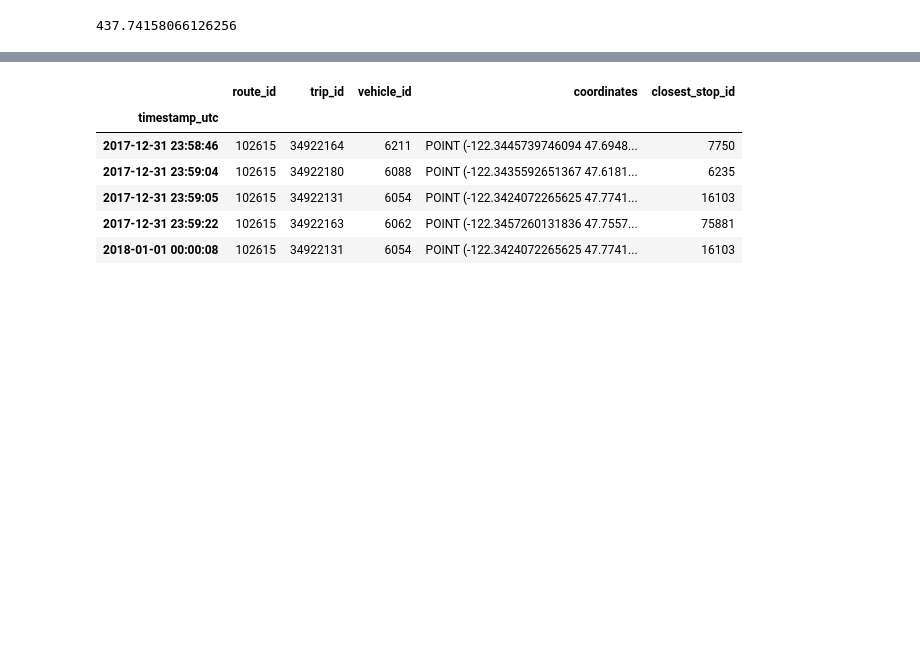
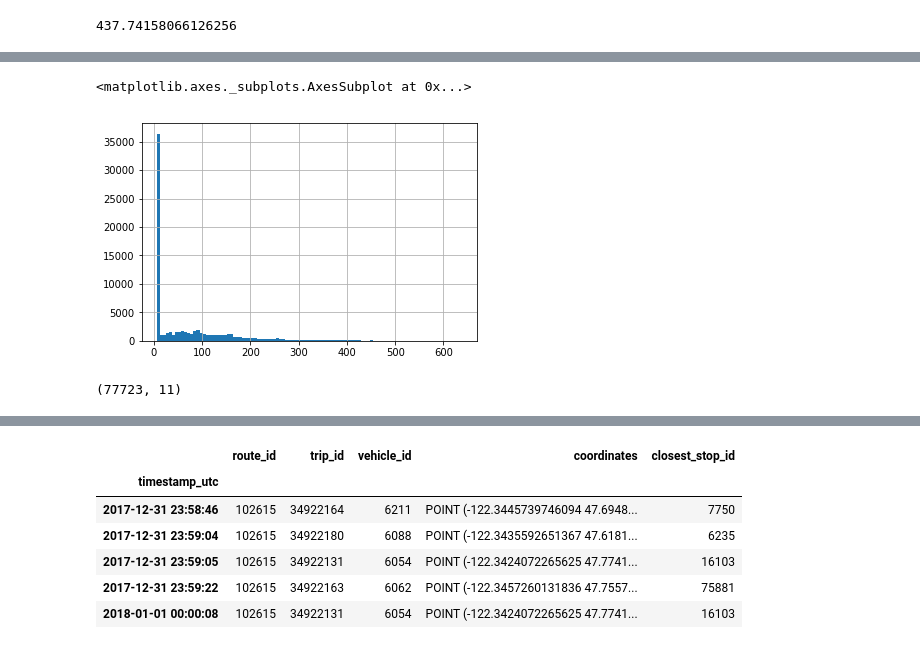
Before and after one commit to 350Seattle-Transportation-Team/gtfs-realtime, a Jupyter notebook: 04_transform_d_locations.ipynb, the cells around one changed output, grey strips where cells are left out. Cells and saved outputs as stored; diff of their text form; code cells hidden in the pictures; blank space fills up the shorter version.

```diff
--- a/04_transform_d_locations.ipynb
+++ b/04_transform_d_locations.ipynb
@@ -368,0 +448,13 @@ np.radians(degree_dist) * 6356.7523142 * 1000
+# %%
+#Now let's plot a histogram of the actual distances from the stops.
+#Omit the 10km bad data point at the end, and plot the 3rd to last column of the dataframe (meters_to_stop).
+d_northbound_locations_sorted.iloc[:-1, -3].hist(bins=100)
+# %% [output]
+<matplotlib.axes._subplots.AxesSubplot at 0x...>
+[figure, added]
+# %%
+#So about half of the distances are very close to the stop (~37,000 out of ~77,000),
+#but there are a significant number that are several hundered meters away.
+d_northbound_locations_sorted.shape
+# %% [output]
+(77723, 11)
```
Also changed, not shown: parts of 21 cells of this notebook.
